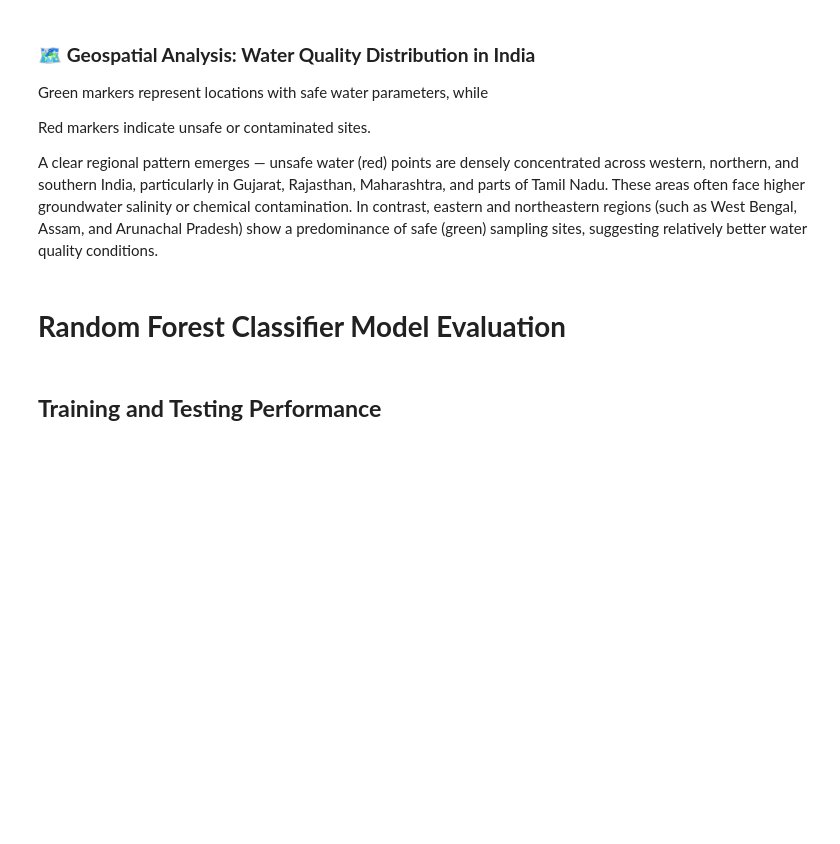
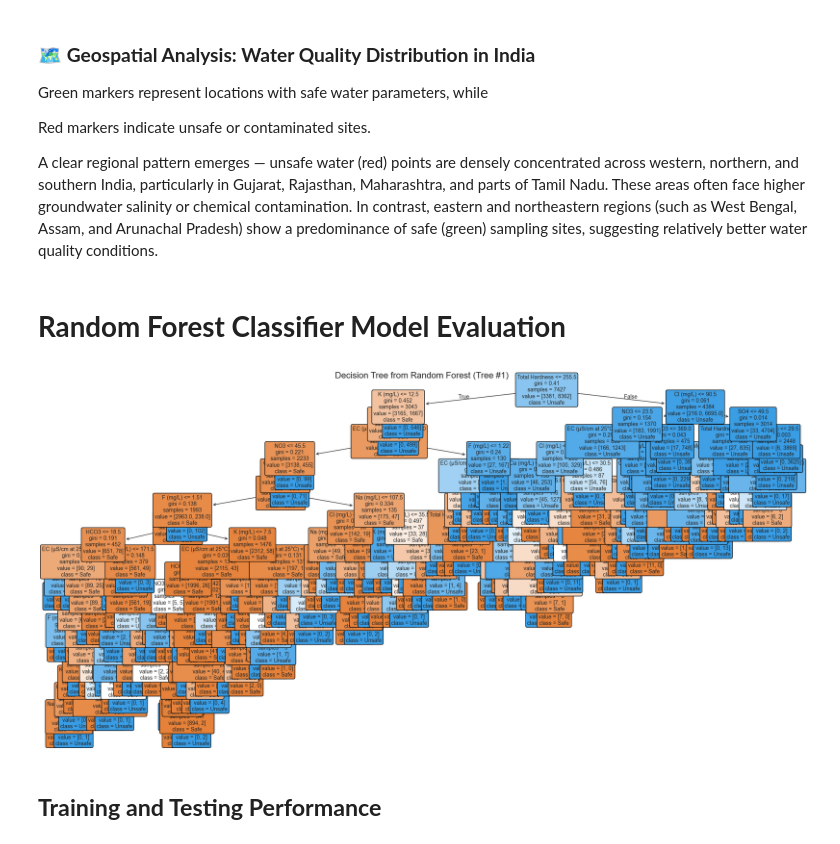
Before and after one commit to asminity/CGWS-Groundwater-Anlaysis, a Jupyter notebook: Report/report.ipynb, the cells around one changed output. Drawn from its saved outputs; the diff is of its cells as text; code cells hidden in the pictures; blank space fills up the shorter version.

```diff
--- a/Report/report.ipynb
+++ b/Report/report.ipynb
@@ -436,6 +451,22 @@ X_train, X_test, y_train, y_test = train_test_split(X, y, test_size=0.3, random_
 rf = RandomForestClassifier(n_estimators=200, random_state=42)
 rf.fit(X_train, y_train)
 y_pred = rf.predict(X_test)
+# %%
+estimator = rf.estimators_[0]
+
+plt.figure(figsize=(24, 12))
+plot_tree(
+    estimator,
+    feature_names=features,
+    class_names=['Safe', 'Unsafe'],
+    filled=True,
+    rounded=True,
+    fontsize=10
+)
+plt.title("Decision Tree from Random Forest (Tree #1)", fontsize=16)
+plt.show()
+# %% [output]
+[figure, added]
 # %% [markdown]
 ## **Training and Testing Performance**
 # %%
```
Also changed, not shown: parts of 7 cells of this notebook, 2 other files.
